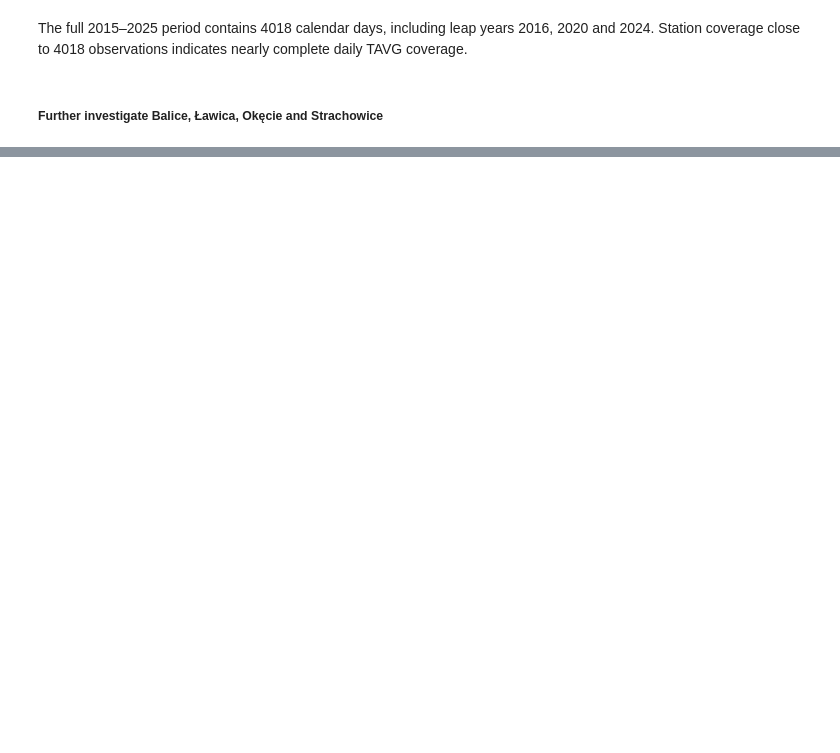
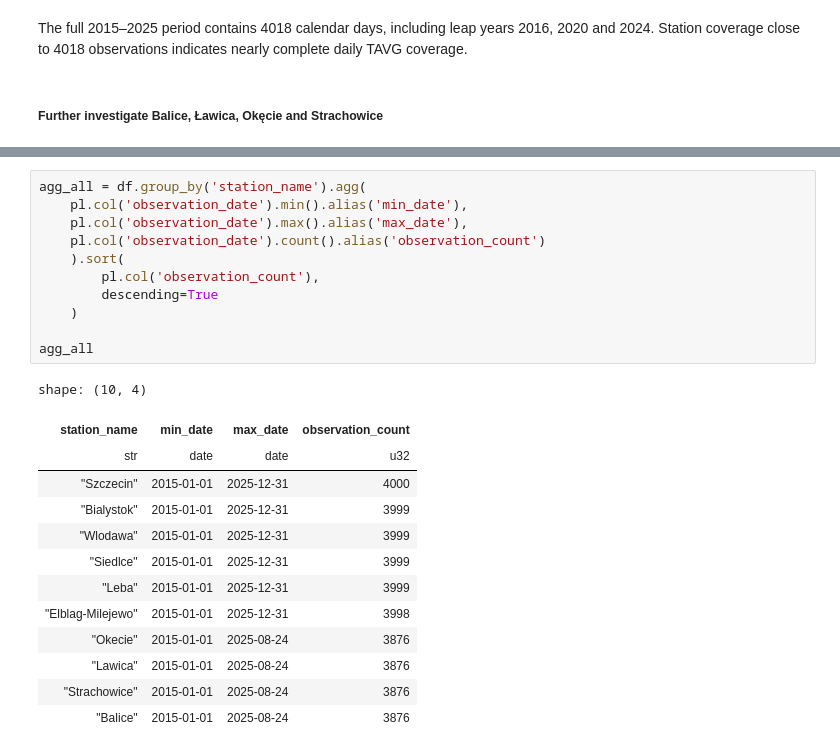
Before and after one commit to nerwuuus/data-toolkit, a Jupyter notebook: weather_data_processing/01_scripts/9_polars_analysis.ipynb, the cells around one changed output, grey strips where cells are left out. Cells and saved outputs as stored; diff of their text form; blank space fills up the shorter version.

```diff
--- a/weather_data_processing/01_scripts/9_polars_analysis.ipynb
+++ b/weather_data_processing/01_scripts/9_polars_analysis.ipynb
@@ -325,0 +324,25 @@ shape: (4, 4)
+# %%
+agg_all = df.group_by('station_name').agg(
+    pl.col('observation_date').min().alias('min_date'),
+    pl.col('observation_date').max().alias('max_date'),
+    pl.col('observation_date').count().alias('observation_count')
+    ).sort(
+        pl.col('observation_count'),
+        descending=True
+    )
+
+agg_all
+# %% [output]
+shape: (10, 4)
+| station_name | min_date | max_date | observation_count |
+| str | date | date | u32 |
+| "Szczecin" | 2015-01-01 | 2025-12-31 | 4000 |
+| "Bialystok" | 2015-01-01 | 2025-12-31 | 3999 |
+| "Wlodawa" | 2015-01-01 | 2025-12-31 | 3999 |
+| "Siedlce" | 2015-01-01 | 2025-12-31 | 3999 |
+| "Leba" | 2015-01-01 | 2025-12-31 | 3999 |
+| "Elblag-Milejewo" | 2015-01-01 | 2025-12-31 | 3998 |
+| "Okecie" | 2015-01-01 | 2025-08-24 | 3876 |
+| "Lawica" | 2015-01-01 | 2025-08-24 | 3876 |
+| "Strachowice" | 2015-01-01 | 2025-08-24 | 3876 |
+| "Balice" | 2015-01-01 | 2025-08-24 | 3876 |
```
Also changed, not shown: parts of 15 cells of this notebook, 1 other file.
